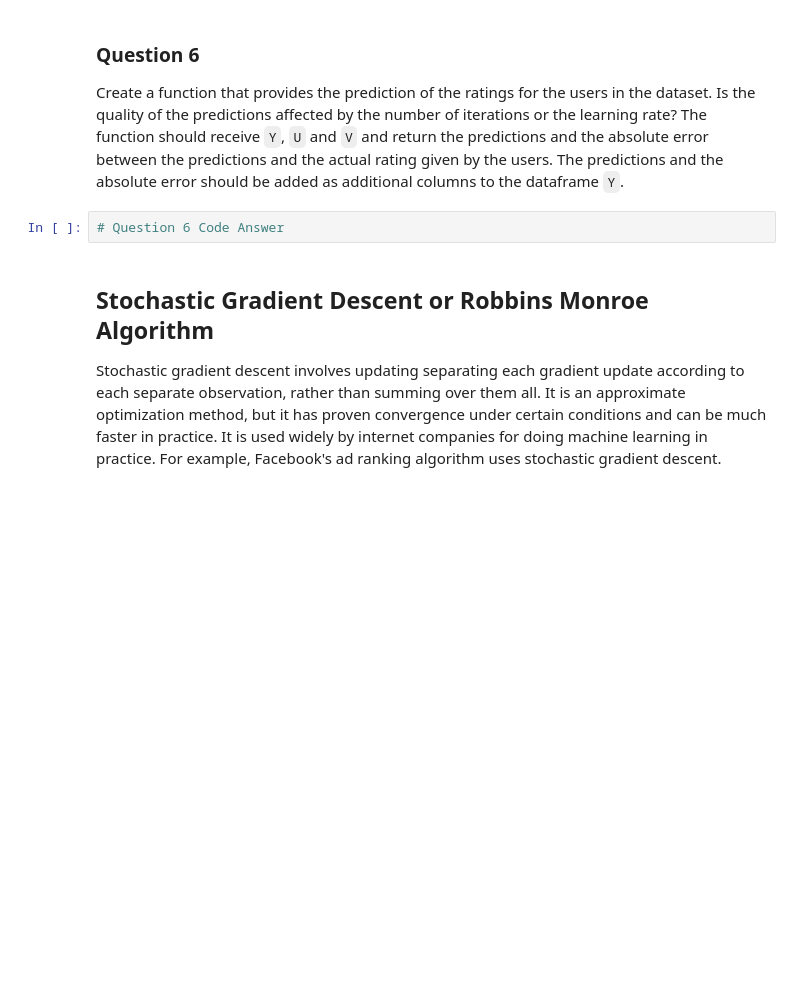
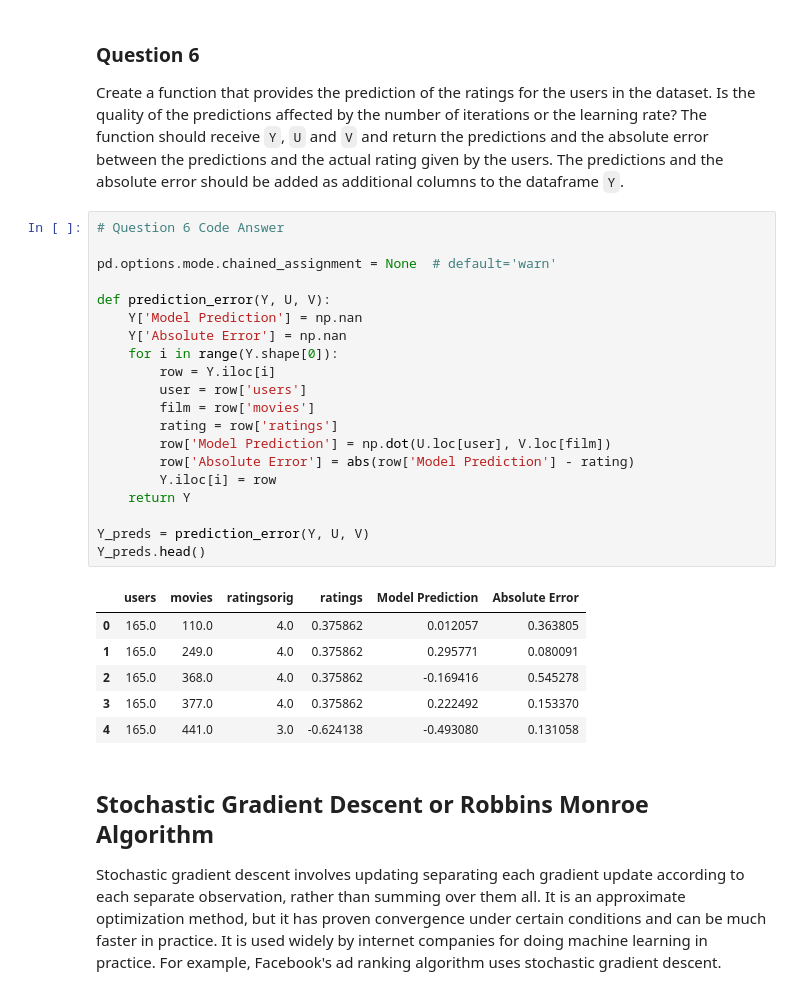
Before and after one commit to tomcdonald/ml-ai, a Jupyter notebook: labs/Lab 2 - Objective Functions.ipynb, the cells around one changed output. Saved outputs shown, nothing was run; the diff lists cells and outputs as text; blank space fills up the shorter version.

```diff
--- a/labs/Lab 2 - Objective Functions.ipynb
+++ b/labs/Lab 2 - Objective Functions.ipynb
@@ -427,8 +427,33 @@ Predictions can be made from the model of the appropriate rating for a given use
 ### Question 6
 
 Create a function that provides the prediction of the ratings for the users in the dataset. Is the quality of the predictions affected by the number of iterations or the learning rate? The function should receive `Y`, `U` and `V` and return the predictions and the absolute error between the predictions and the actual rating given by the users. The predictions and the absolute error should be added as additional columns to the dataframe `Y`.
-# %%
-# Question 6 Code Answer
+# %%
+# Question 6 Code Answer
+
+pd.options.mode.chained_assignment = None  # default='warn'
+
+def prediction_error(Y, U, V):
+    Y['Model Prediction'] = np.nan
+    Y['Absolute Error'] = np.nan
+    for i in range(Y.shape[0]):
+        row = Y.iloc[i]
+        user = row['users']
+        film = row['movies']
+        rating = row['ratings']
+        row['Model Prediction'] = np.dot(U.loc[user], V.loc[film])
+        row['Absolute Error'] = abs(row['Model Prediction'] - rating)
+        Y.iloc[i] = row
+    return Y
+
+Y_preds = prediction_error(Y, U, V)
+Y_preds.head()
+# %% [output]
+|  | users | movies | ratingsorig | ratings | Model Prediction | Absolute Error |
+| 0 | 165.0 | 110.0 | 4.0 | 0.375862 | 0.012057 | 0.363805 |
+| 1 | 165.0 | 249.0 | 4.0 | 0.375862 | 0.295771 | 0.080091 |
+| 2 | 165.0 | 368.0 | 4.0 | 0.375862 | -0.169416 | 0.545278 |
+| 3 | 165.0 | 377.0 | 4.0 | 0.375862 | 0.222492 | 0.153370 |
+| 4 | 165.0 | 441.0 | 3.0 | -0.624138 | -0.493080 | 0.131058 |
 # %% [markdown]
 ## Stochastic Gradient Descent or Robbins Monroe Algorithm
 
```
Also changed, not shown: parts of 13 cells of this notebook.
